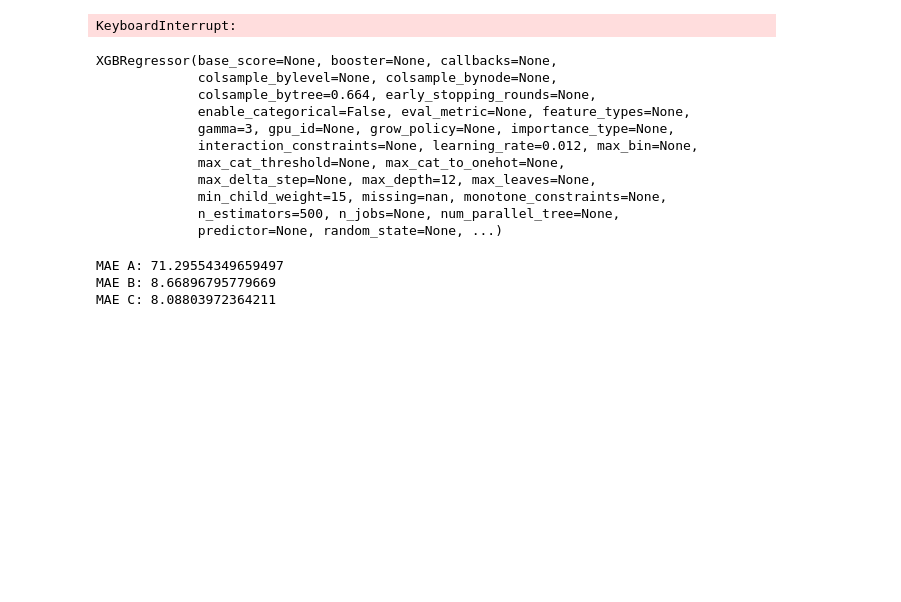
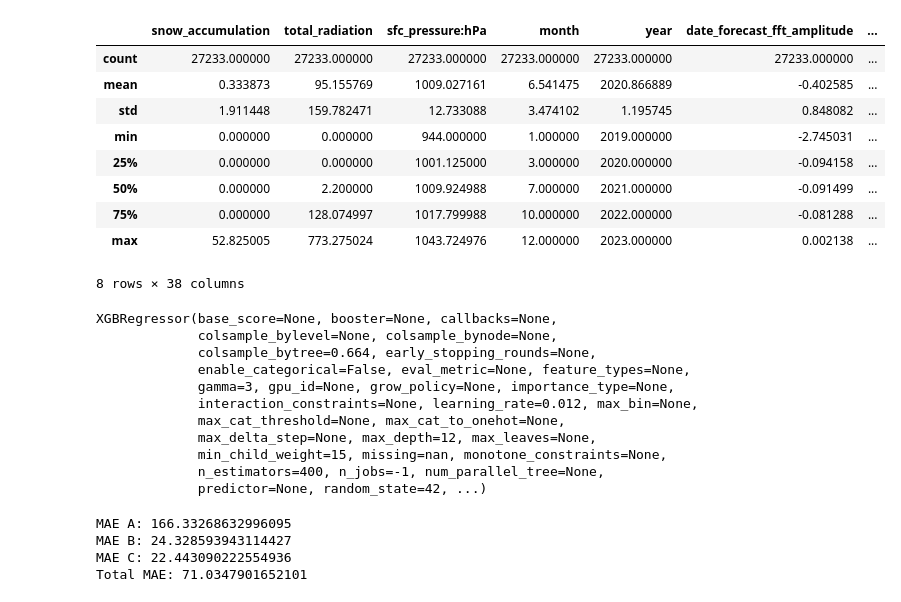
Before and after one commit to TDT4173-MPC/TDT4173-MPC, a Jupyter notebook: Mathias/models/xgboost.ipynb, the cells around one changed output. Saved outputs shown, nothing was run; the diff lists cells and outputs as text; code cells hidden in the pictures; blank space fills up the shorter version.

```diff
--- a/Mathias/models/xgboost.ipynb
+++ b/Mathias/models/xgboost.ipynb
@@ -129,24 +89,17 @@ Selected features: Index(['clear_sky_rad:W', 'clear_sky_energy_1h:J', 'diffuse_r
-# %%
-
-model = RandomForestRegressor()
-
-# Set up cross-validation
-tscv = TimeSeriesSplit(n_splits=5)
-
-# Set up SFS
-sfs = SequentialFeatureSelector(model, n_features_to_select='auto', cv=tscv, scoring='neg_mean_absolute_error', n_jobs=-1)
-
-# Fit SFS
-X_transformed = sfs.fit_transform(X_selected, y)
-
-# Get the selected feature indices
-selected_features = sfs.get_support(indices=True)
-
-print('Selected features:')
-for features in selected_features:
-    print(features)
-# %% [output]
-KeyboardInterrupt:
+# %%
+# Inspect data
+X_train_A.describe()
+# %% [output]
+|  | snow_accumulation | total_radiation | sfc_pressure:hPa | month | year | date_forecast_fft_amplitude | ... |
+| count | 27233.000000 | 27233.000000 | 27233.000000 | 27233.000000 | 27233.000000 | 27233.000000 | ... |
+| mean | 0.333873 | 95.155769 | 1009.027161 | 6.541475 | 2020.866889 | -0.402585 | ... |
+| std | 1.911448 | 159.782471 | 12.733088 | 3.474102 | 1.195745 | 0.848082 | ... |
+| min | 0.000000 | 0.000000 | 944.000000 | 1.000000 | 2019.000000 | -2.745031 | ... |
+| 25% | 0.000000 | 0.000000 | 1001.125000 | 3.000000 | 2020.000000 | -0.094158 | ... |
+| 50% | 0.000000 | 2.200000 | 1009.924988 | 7.000000 | 2021.000000 | -0.091499 | ... |
+| 75% | 0.000000 | 128.074997 | 1017.799988 | 10.000000 | 2022.000000 | -0.081288 | ... |
+| max | 52.825005 | 773.275024 | 1043.724976 | 12.000000 | 2023.000000 | 0.002138 | ... |
+8 rows × 38 columns
 # %%
 # Initalize the models
 parameters = {'colsample_bytree': 0.664,
@@ -165,8 +120,13 @@ model_C = xgb.XGBRegressor(**parameters)
 # %%
-# Train prediction model
-model_A.fit(X_A, y_A)
-model_B.fit(X_B, y_B)
-model_C.fit(X_C, y_C)
+# Models for submission
+# model_A.fit(X_A, y_A)
+# model_B.fit(X_B, y_B)
+# model_C.fit(X_C, y_C)
+
+# Models for testing
+model_A.fit(X_train_A, y_train_A)
+model_B.fit(X_train_B, y_train_B)
+model_C.fit(X_train_C, y_train_C)
 # %% [output]
 XGBRegressor(base_score=None, booster=None, callbacks=None,
              colsample_bylevel=None, colsample_bynode=None,
@@ -177,17 +137,21 @@ XGBRegressor(base_score=None, booster=None, callbacks=None,
              max_cat_threshold=None, max_cat_to_onehot=None,
              max_delta_step=None, max_depth=12, max_leaves=None,
              min_child_weight=15, missing=nan, monotone_constraints=None,
-             n_estimators=500, n_jobs=None, num_parallel_tree=None,
-             predictor=None, random_state=None, ...)
+             n_estimators=400, n_jobs=-1, num_parallel_tree=None,
+             predictor=None, random_state=42, ...)
 # %%
 # Evaluate
-print('MAE A:', mean_absolute_error(y_A, model_A.predict(X_A)))
-print('MAE B:', mean_absolute_error(y_B, model_B.predict(X_B)))
-print('MAE C:', mean_absolute_error(y_C, model_C.predict(X_C)))
+print('MAE A:', mean_absolute_error(y_test_A, model_A.predict(X_test_A)))
+print('MAE B:', mean_absolute_error(y_test_B, model_B.predict(X_test_B)))
+print('MAE C:', mean_absolute_error(y_test_C, model_C.predict(X_test_C)))
+
+# Total MAE for all three locations
+print('Total MAE:', (mean_absolute_error(y_test_A, model_A.predict(X_test_A)) + mean_absolute_error(y_test_B, model_B.predict(X_test_B)) + mean_absolute_error(y_test_C, model_C.predict(X_test_C)))/3)
 # %% [output]
-MAE A: 71.29554349659497
-MAE B: 8.66896795779669
-MAE C: 8.08803972364211
+MAE A: 166.33268632996095
+MAE B: 24.328593943114427
+MAE C: 22.443090222554936
+Total MAE: 71.0347901652101
 # %%
 # Feature importance
 feature_importances = model_A.feature_importances_
```
Also changed, not shown: parts of 6 cells of this notebook, 8 other files.
